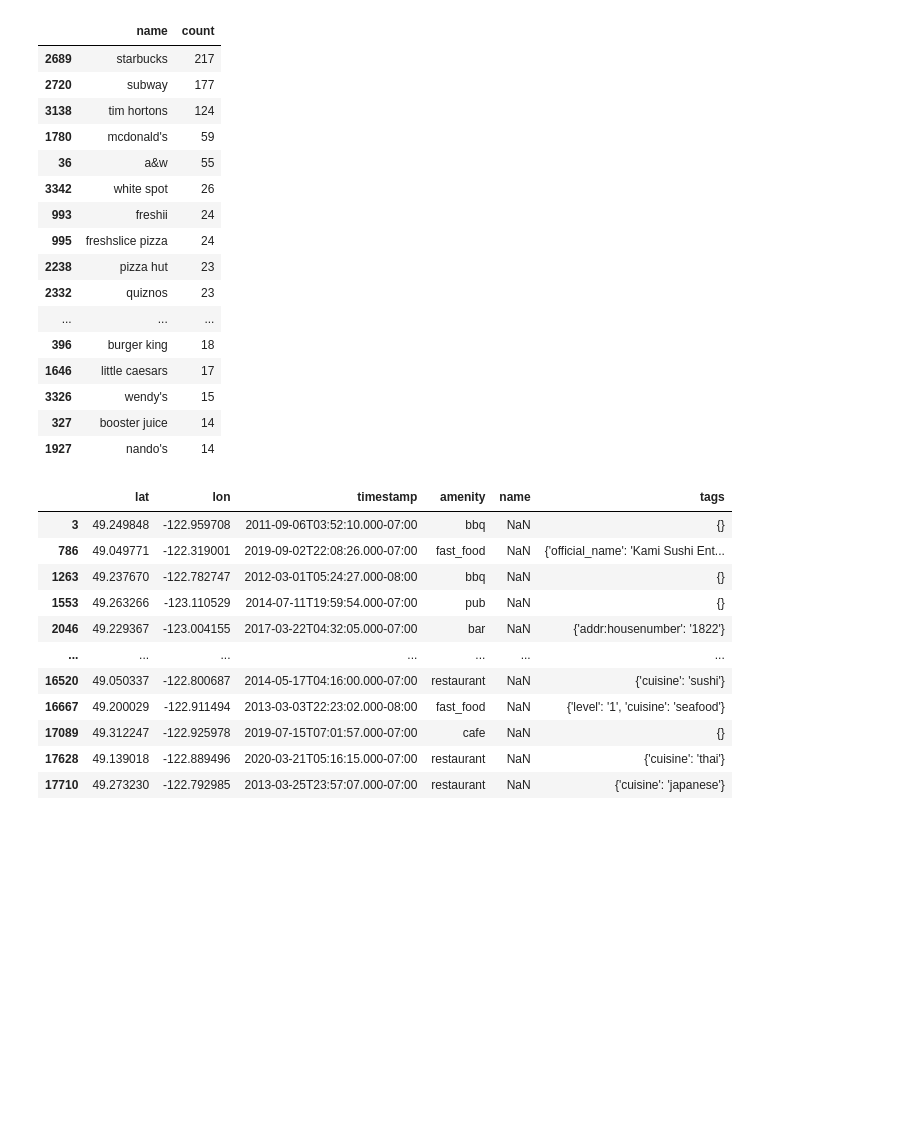
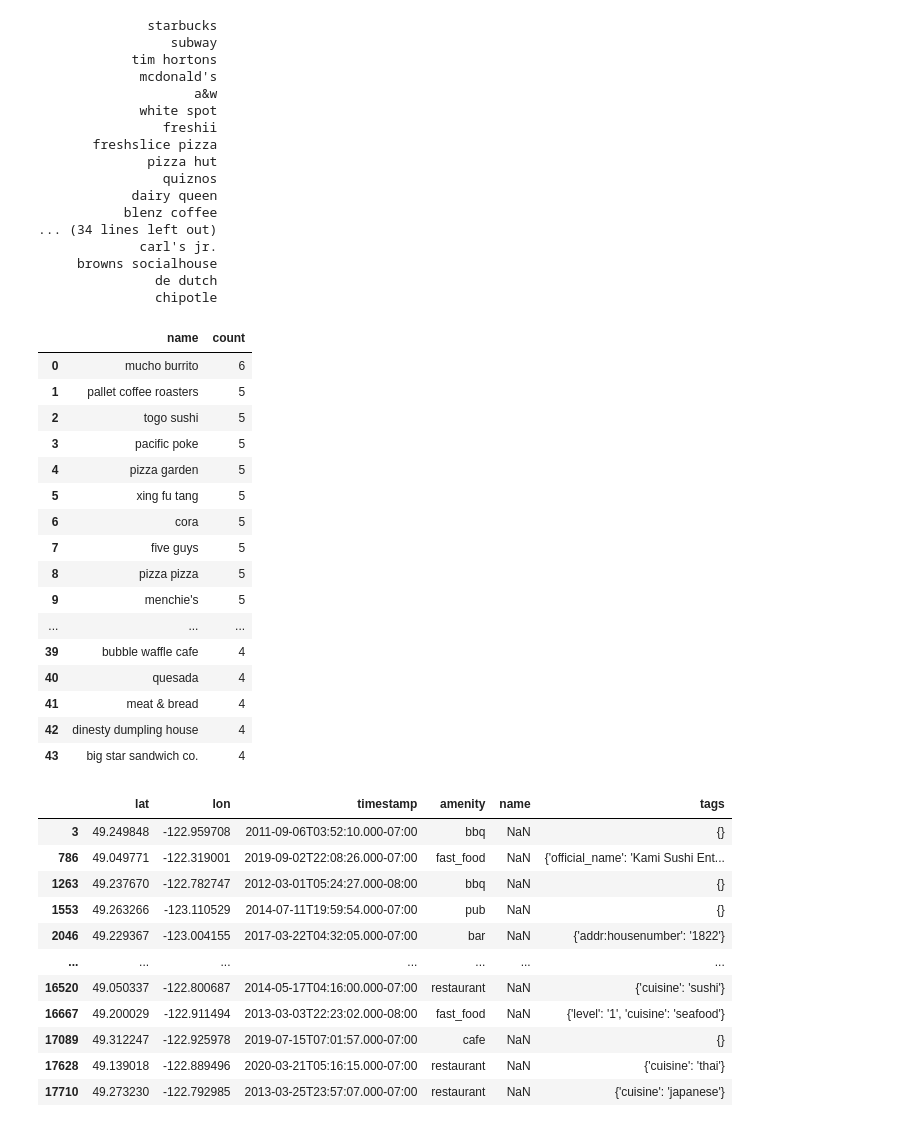
Before and after one commit to jeanetteandrews/RestaurantDensity, a Jupyter notebook: extract_restaurants.ipynb, the cells around one changed output. Drawn from its saved outputs; the diff is of its cells as text; code cells hidden in the pictures; blank space fills up the shorter version.

Commit message:
minor change on how restaurant count is printed

```diff
--- a/extract_restaurants.ipynb
+++ b/extract_restaurants.ipynb
@@ -32,25 +37,48 @@ grouped_names = restaurants.groupby('name', as_index=False).agg(['count'])
 grouped_names = grouped_names.iloc[:, 0:1].reset_index(drop=False)
 grouped_names.columns = ['name', 'count']
 grouped_names = grouped_names.sort_values('count', ascending=False)
-grouped_names[:20]
+grouped_names.iloc[0:50, 0].reset_index(drop=True)
+
+print(grouped_names.iloc[0:50, 0].reset_index(drop=True).to_string(index=False))
 # %% [output]
-|  | name | count |
-| 2689 | starbucks | 217 |
-| 2720 | subway | 177 |
-| 3138 | tim hortons | 124 |
-| 1780 | mcdonald's | 59 |
-| 36 | a&w | 55 |
-| 3342 | white spot | 26 |
-| 993 | freshii | 24 |
-| 995 | freshslice pizza | 24 |
-| 2238 | pizza hut | 23 |
-| 2332 | quiznos | 23 |
-| ... | ... | ... |
-| 396 | burger king | 18 |
-| 1646 | little caesars | 17 |
-| 3326 | wendy's | 15 |
-| 327 | booster juice | 14 |
-| 1927 | nando's | 14 |
+              starbucks
+                 subway
+            tim hortons
+             mcdonald's
+                    a&w
+             white spot
+                freshii
+       freshslice pizza
+              pizza hut
+                quiznos
+            dairy queen
+           blenz coffee
+... (34 lines left out)
+             carl's jr.
+     browns socialhouse
+               de dutch
+               chipotle
+# %%
+grouped_names.iloc[50:94].reset_index(drop=True)
+#print(grouped_names.iloc[50:100, 0].reset_index(drop=True).to_string(index=False))
+# %% [output]
+|  | name | count |
+| 0 | mucho burrito | 6 |
+| 1 | pallet coffee roasters | 5 |
+| 2 | togo sushi | 5 |
+| 3 | pacific poke | 5 |
+| 4 | pizza garden | 5 |
+| 5 | xing fu tang | 5 |
+| 6 | cora | 5 |
+| 7 | five guys | 5 |
+| 8 | pizza pizza | 5 |
+| 9 | menchie's | 5 |
+| ... | ... | ... |
+| 39 | bubble waffle cafe | 4 |
+| 40 | quesada | 4 |
+| 41 | meat & bread | 4 |
+| 42 | dinesty dumpling house | 4 |
+| 43 | big star sandwich co. | 4 |
 # %%
 #pd.set_option('display.max_rows', 100)
 
```
Also changed, not shown: parts of 1 cell of this notebook.
